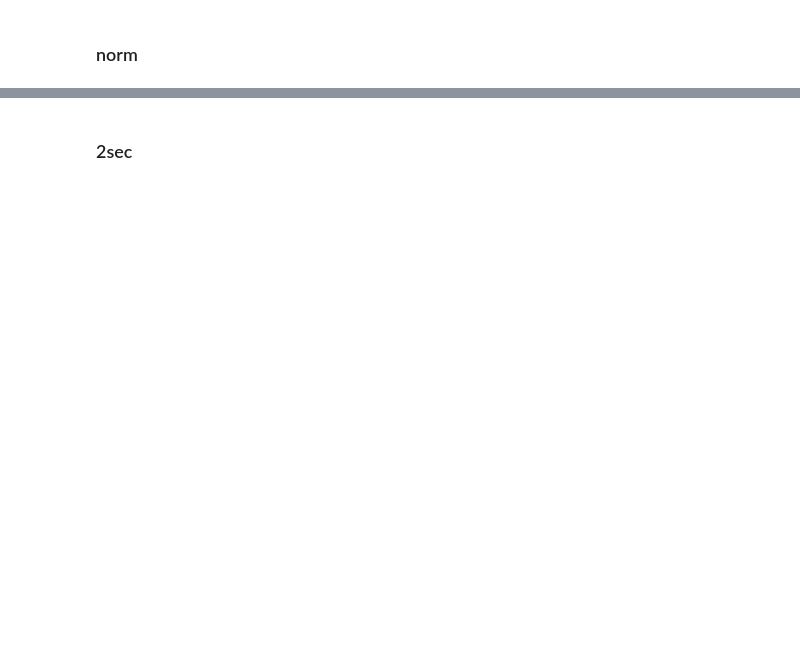
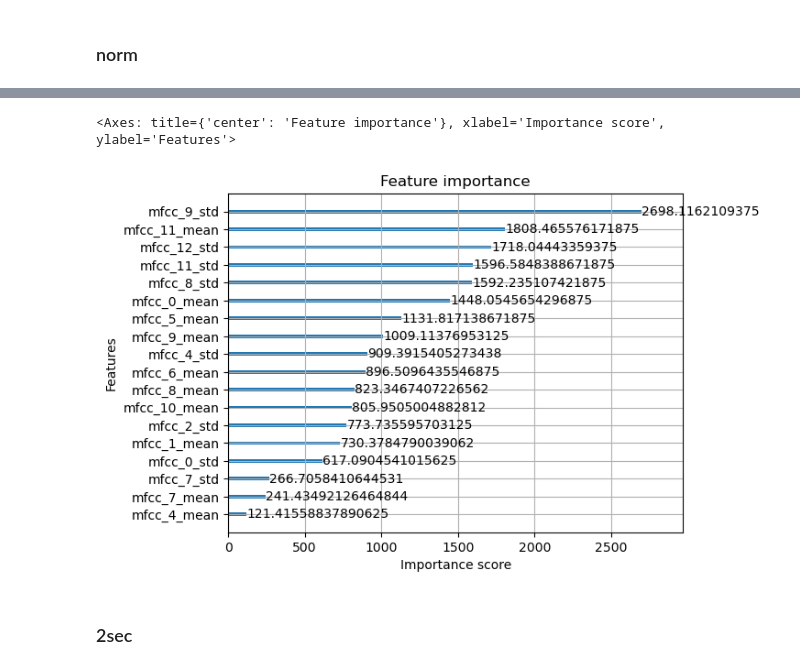
Before and after one commit to kir1ck/AudioDeepfakeDetection_ML, a Jupyter notebook: research.ipynb, the cells around one changed output, grey strips where cells are left out. Cells and saved outputs as stored; diff of their text form; code cells hidden in the pictures; blank space fills up the shorter version.

```diff
--- a/research.ipynb
+++ b/research.ipynb
@@ -818,3 +863,25 @@ fig.suptitle('RF MFCC feature importances');
 ### norm
 # %%
 # Модель на данных FoR-norm с признаками MFCC
+xgb_norm_mfcc_train = xgb.DMatrix(X_norm_mfcc_training, y_norm_training)
+xgb_norm_mfcc_test = xgb.DMatrix(X_norm_mfcc_testing, y_norm_testing)
+xgb_norm_mfcc_valid = xgb.DMatrix(X_norm_mfcc_valid, y_norm_validation)
+
+xgb_norm_mfcc = xgb.train(
+    params={
+        'objective':'binary:logistic',
+        'max_depth':3,
+        'learning_rate':0.1
+    },
+    dtrain=xgb_norm_mfcc_train,
+    num_boost_round=20
+
+)
+
+y_xgb_norm_mfcc_test_pred = xgb_norm_mfcc.predict(xgb_norm_mfcc_test)
+y_xgb_norm_mfcc_test_pred = (y_xgb_norm_mfcc_test_pred > 0.75).astype(int)
+y_xgb_norm_mfcc_valid_pred = xgb_norm_mfcc.predict(xgb_norm_mfcc_valid)
+y_xgb_norm_mfcc_valid_pred = (y_xgb_norm_mfcc_valid_pred > 0.75).astype(int)
+
+print(metrics.classification_report(y_norm_testing, y_xgb_norm_mfcc_test_pred))
+print(metrics.classification_report(y_norm_validation, y_xgb_norm_mfcc_valid_pred))
@@ -821,3 +906,8 @@ fig.suptitle('RF MFCC feature importances');
+# %%
+xgb.plot_importance(xgb_norm_mfcc, importance_type='gain')
+# %% [output]
+<Axes: title={'center': 'Feature importance'}, xlabel='Importance score', ylabel='Features'>
+[figure, added]
 # %% [markdown]
 ### 2sec
 # %%
```
Also changed, not shown: parts of 15 cells of this notebook.
